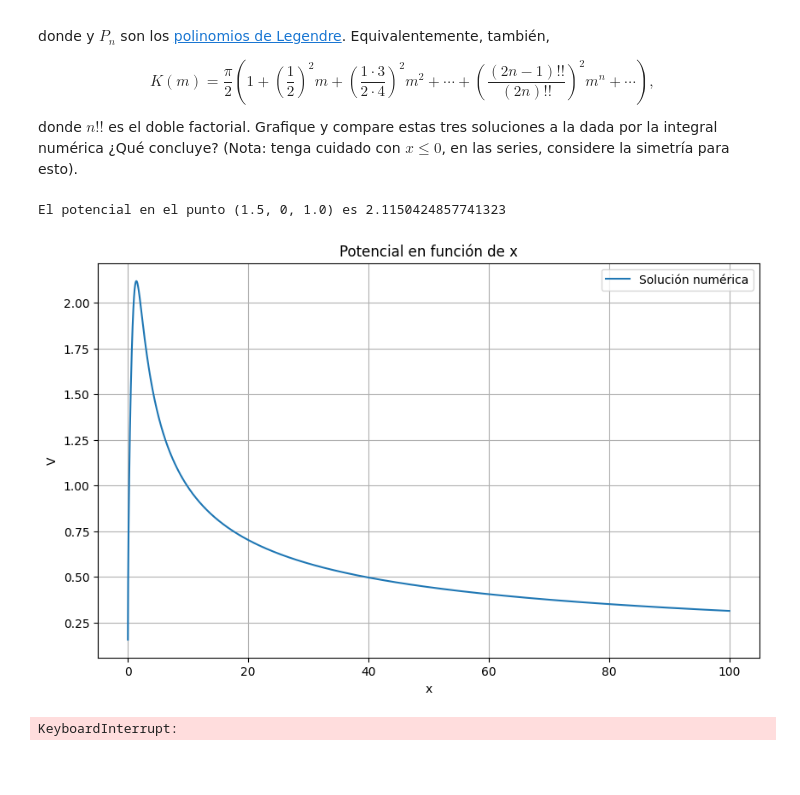
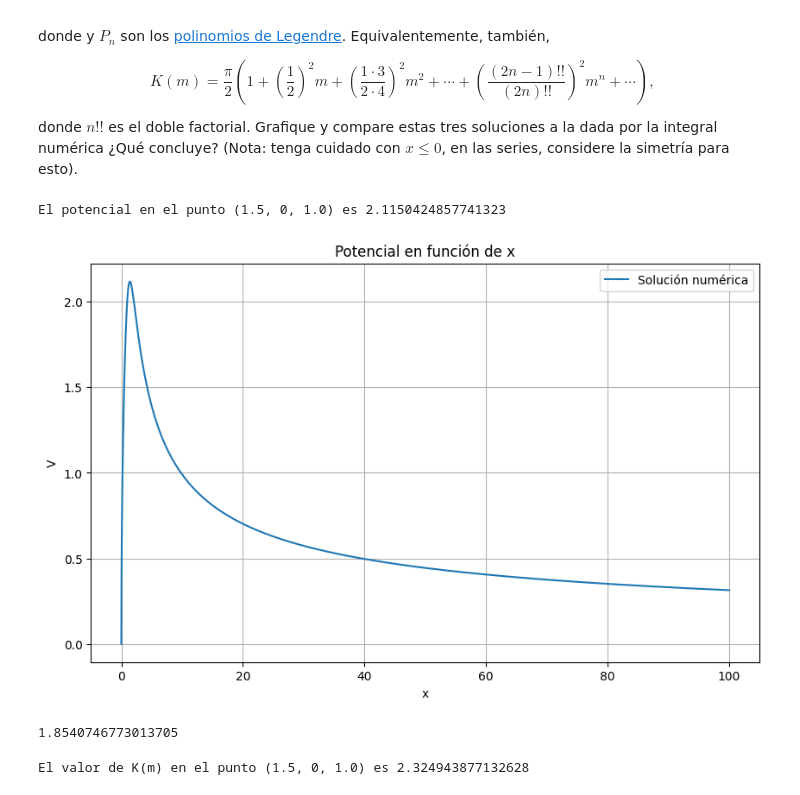
Before and after one commit to estivengrx/computational_methods_physics_astronomy, a Jupyter notebook: Workshops/Taller_05_EstivenCastrillon.ipynb, the cells around one changed output. Drawn from its saved outputs; the diff is of its cells as text; code cells hidden in the pictures; blank space fills up the shorter version.

Commit message:
feat: It only lasts the last point of the workshop, and it is almost ready to go

```diff
--- a/Workshops/Taller_05_EstivenCastrillon.ipynb
+++ b/Workshops/Taller_05_EstivenCastrillon.ipynb
@@ -150,0 +220,15 @@ f) $\int _{0}^{\infty }\cos t^{2}\,dt=\int _{0}^{\infty }\sin t^{2}\,dt={\sqrt {
+# %%
+import numpy as np
+from scipy import integrate, special
+
+f = lambda t: np.exp(-t**2) * special.eval_hermite(12, t) * special.eval_hermite(16, t)
+
+abs_ig, abs_err = integrate.quad(lambda t: abs(f(t)), -np.inf, np.inf)
+ig, err = integrate.quad(f, -np.inf, np.inf)
+
+print(ig)
+# -10.203125
+print(abs_ig)
+# 2.22488114805e+15
+print(ig / abs_ig, err / abs_ig)
+# -4.58591912155e-15  1.18053770382e-14
@@ -233,8 +328,6 @@ $$K(m)={\frac {\pi }{2}}\left(1+\left({\frac {1}{2}}\right)^{2}m+\left({\frac {1
 
 donde $n!!$ es el doble factorial. Grafique y compare estas tres soluciones a la dada por la integral numérica ¿Qué concluye? (Nota: tenga cuidado con $x\leq 0$, en las series, considere la simetría para esto).
 # %%
-import numpy as np
-import matplotlib.pyplot as plt
 from scipy import integrate
 from scipy.special import legendre
 
@@ -245,48 +338,34 @@ z = 1.0
 
 # Funciones
 def m(x):
     return 2 / (1 + (z**2 + x**2 + a**2) / (2 * a * x))
 
 def K(m):
     return integrate.quad(lambda phi: 1 / np.sqrt(1 - m * np.sin(phi)**2), 0, np.pi/2)[0]
 
 def V(x):
     return lambda_2pi_epsilon0 * np.sqrt(a * m(x)) * K(m(x))
 
 def K_series(m, n_terms=100):
-    return np.pi/2 * np.sum([(legendre(2*n)(0))**2 * m**n for n in range(n_terms)])
+    return np.pi/2 * np.sum([(legendre(2*n)[0])**2 * m**n for n in range(n_terms)])
 
-# a) Potencial en el punto (1.5, 0, 1.0)
+# a) Potencial en el punto (1.5, 0, 1.0), (z=1.0 puesto arriba)
 x_point = 1.5
 V_point = V(x_point)
 print(f'El potencial en el punto (1.5, 0, 1.0) es {V_point}')
 
 # b) Gráfica de la solución para -100 < x < 100
-x_values = np.linspace(-100, 100, 20000)
+x_values = np.arange(-100, 100, 0.01)
 V_values = np.array([V(x) for x in x_values])
 
 plt.figure(figsize=(10, 6))
 plt.plot(x_values, V_values, label='Solución numérica')
 plt.title('Potencial en función de x')
 plt.xlabel('x')
 plt.ylabel('V')
 plt.grid(True)
 plt.legend()
 plt.show()
-
-# c) Comparación con la solución analítica
-V_series_values = np.array([K_series(m(x)) for x in x_values])
-
-plt.figure(figsize=(10, 6))
-plt.plot(x_values, V_values, label='Solución numérica')
-plt.plot(x_values, V_series_values, label='Solución analítica', linestyle='--')
-plt.title('Comparación de soluciones')
-plt.xlabel('x')
-plt.ylabel('V')
-plt.grid(True)
-plt.legend()
-plt.show()
 # %% [output]
 El potencial en el punto (1.5, 0, 1.0) es 2.1150424857741323
-[figure, old version]
+[figure, new version]
-KeyboardInterrupt:
@@ -292,0 +382,22 @@ KeyboardInterrupt:
+# %%
+print(K_analytical(0.5, 100))
+# %% [output]
+1.8540746773013705
+# %%
+# Función para calcular el doble factorial
+def double_factorial(n):
+    if n <= 0:
+        return 1
+    else:
+        return n * double_factorial(n-2)
+
+# Función para calcular K(m) usando la serie
+def K_series(m, n_terms=100):
+    return np.pi/2 * np.sum([((double_factorial(2*n-1) / double_factorial(2*n))**2) * m**n for n in range(n_terms)])
+
+# Calcular el valor de K(m) para el valor de m en el punto de interés
+m_point = m(x_point)
+K_point = K_series(m_point)
+print(f'El valor de K(m) en el punto (1.5, 0, 1.0) es {K_point}')
+# %% [output]
+El valor de K(m) en el punto (1.5, 0, 1.0) es 2.324943877132628
```
Also changed, not shown: parts of 12 cells of this notebook.
